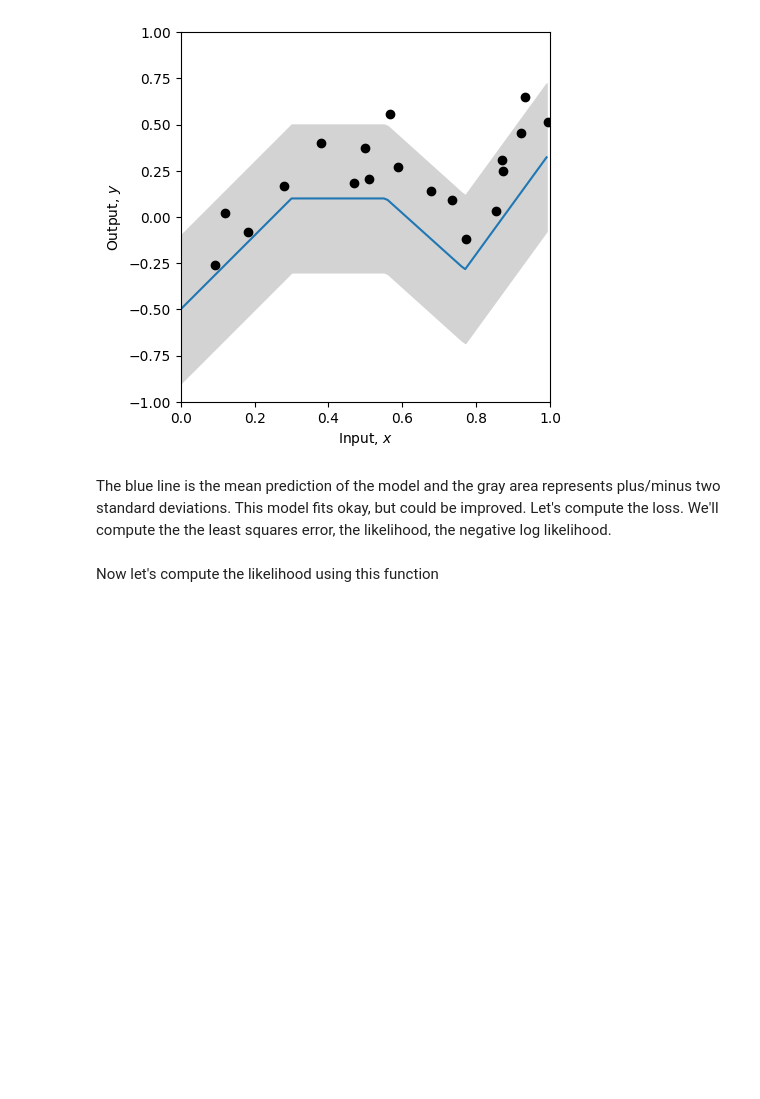
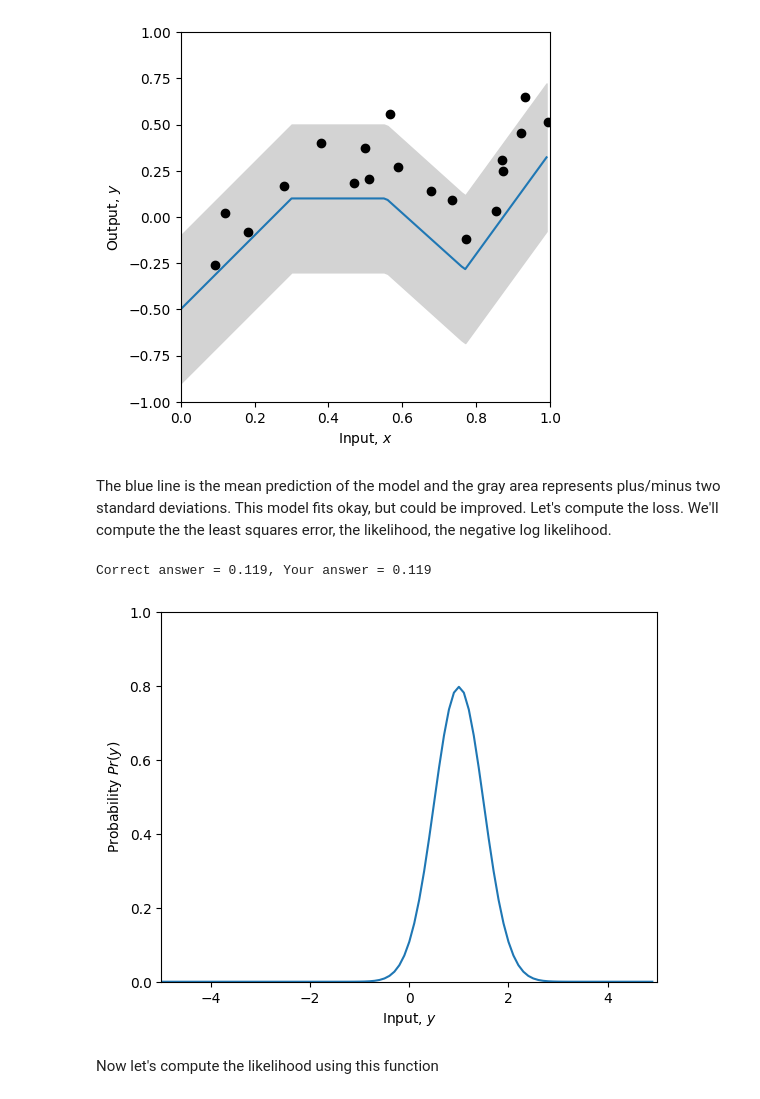
Before and after one commit to EDAttlee/Aloha_world, a Jupyter notebook: Notebooks/Chap05/5_1_Least_Squares_Loss.ipynb, the cells around one changed output. Saved outputs shown, nothing was run; the diff lists cells and outputs as text; code cells hidden in the pictures; blank space fills up the shorter version.

```diff
--- a/Notebooks/Chap05/5_1_Least_Squares_Loss.ipynb
+++ b/Notebooks/Chap05/5_1_Least_Squares_Loss.ipynb
@@ -116,30 +101,35 @@ def normal_distribution(y, mu, sigma):
     # Equation 5.7 from the notes (you will need np.sqrt() and np.exp(), and math.pi)
     # Don't use the numpy version -- that's cheating!
     # Replace the line below
-    prob = np.zeros_like(y)
+    amp_constant = 1/math.sqrt(2*math.pi*sigma**2)
+    prob = amp_constant * np.exp(-((y-mu)**2/(2*sigma**2)))
 
     return prob
 # %%
 # Let's double check we get the right answer before proceeding
 print("Correct answer = %3.3f, Your answer = %3.3f"%(0.119,normal_distribution(1,-1,2.3)))
+# %% [output]
+Correct answer = 0.119, Your answer = 0.119
 # %%
 # Let's plot the Gaussian distribution.
 y_gauss = np.arange(-5,5,0.1)
-mu = 0; sigma = 1.0
+mu = 1; sigma = 0.5
 gauss_prob = normal_distribution(y_gauss, mu, sigma)
 fig, ax = plt.subplots()
 ax.plot(y_gauss, gauss_prob)
 ax.set_xlabel(r'Input, $y$'); ax.set_ylabel(r'Probability $Pr(y)$')
 ax.set_xlim([-5,5]);ax.set_ylim([0,1.0])
 plt.show()
 
 # TODO
 # 1. Predict what will happen if we change to mu=1 and leave sigma=1
 # Now change the code above and see if you were correct.
 
 # 2. Predict what will happen if we leave mu = 0 and change sigma to 2.0
 
 # 3. Predict what will happen if we leave mu = 0 and change sigma to 0.5
+# %% [output]
+[figure, added]
 # %% [markdown]
 Now let's compute the likelihood using this function
 # %%
```
Also changed, not shown: parts of 14 cells of this notebook.
